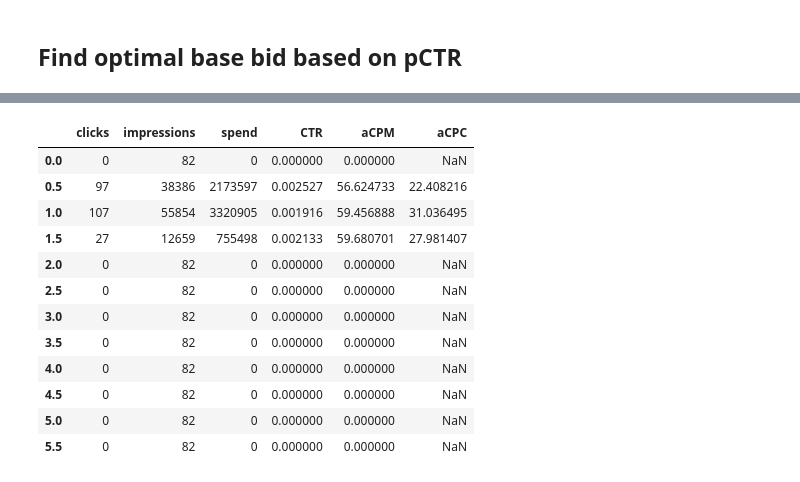
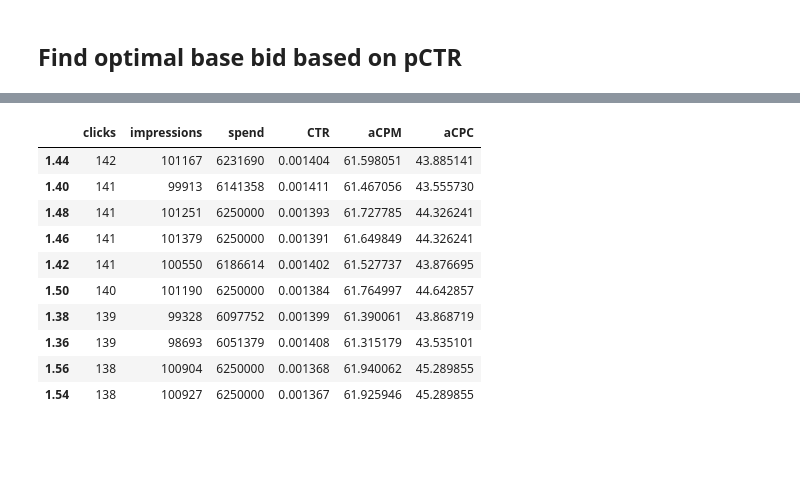
Before and after one commit to FaizalNafis/maai_bid_strategy, a Jupyter notebook: Q3.ipynb, the cells around one changed output, grey strips where cells are left out. Cells and saved outputs as stored; diff of their text form; code cells hidden in the pictures; blank space fills up the shorter version.

Commit message:
Find optimal parameters for linear bidding strategy

```diff
--- a/Q3.ipynb
+++ b/Q3.ipynb
@@ -596,7 +599,7 @@ len(X_resampled)
 # %% [markdown]
 ## Evaluate LR model testset from train
 # %%
-lr = pickle.loads(lr_model)
+# lr = pickle.loads(open( "lr_model", "wb" ))
 
 # performance
 y_hat = lr.predict(X_test)
@@ -646,11 +649,12 @@ Log loss 0.07432798590129827
 # %% [markdown]
 ### Optimize log loss
 # %%
-X_train, X_test, y_train, y_test = train_test_split(X_resampled, y_resampled)
+for c in [1e-5, 1e-4, 1e-3, 1e-2, 0.1, 1]:
 
-lr = LogisticRegression(solver='lbfgs', max_iter=500, class_weight={ 0:0.99, 1:0.01 }, n_jobs=-1)
-lr.fit(X_train, y_train)
+    lr = LogisticRegression(solver='lbfgs', max_iter=500, C=c, n_jobs=-1)
+    lr.fit(X_train, y_train)
 
-y_validate_prob = lr.predict_proba(X_validate)
-print('For weight {} Log loss {}'.format(weight, log_loss(y_validate_true, y_validate_prob)))
+    y_validate_prob = lr.predict_proba(X_validate)
+    print('For C {} Log loss {}'.format(c, log_loss(y_validate_true, y_validate_prob)))
+    print('For C {} ROC AUC {}'.format(c, roc_auc_score(y_validate_true, y_validate_prob[:,1])))
 # %% [output]
@@ -658,19 +673,9 @@ For weight 10 Log loss 0.006706026855527801
-# %%
-X_train, X_test, y_train, y_test = train_test_split(X_resampled, y_resampled)
-
-for c in [0.001, 0.01, 0.1, 1, 10, 100, 1000]:
-
-    lr = LogisticRegression(solver='lbfgs', max_iter=500, c=c, n_jobs=-1)
-    lr.fit(X_train, y_train)
-
-    y_validate_prob = lr.predict_proba(X_validate)
-    print('For C {} Log loss {}'.format(c, log_loss(y_validate_true, y_validate_prob)))
 # %% [markdown]
 ## Find optimal base bid based on pCTR
 # %%
 %%time
 min_base_bid = 0
-max_base_bid = 300 # spend entire budget
+max_base_bid = 300
 payprice = validation['payprice']
 clicks = validation['click']
 
@@ -682,14 +687,14 @@ avgCTR = click / (no_click + click)
 
 bid_strategy = lambda base_bid: base_bid * (pCTR / avgCTR)
 
-# bid_range = np.arange(min_base_bid, max_base_bid, 2)
-bid_range = np.arange(min_base_bid, 6, 0.5)
+bid_range = np.arange(min_base_bid, 1.6, 0.02)
 statistics = {}
 
-budget_remaining = 6250*1000
+# find optimal base_bid
+for base_bid in tqdm(bid_range):
 
-# find optimal base_bid
-for base_bid in bid_range:
+    budget_remaining = 6250*1000
+
     statistics[base_bid] = {
         'impressions':0,
         'spend': 0,
@@ -697,13 +702,13 @@ for base_bid in bid_range:
     }
 
     # list of bids for all ad requests
-    bid = bid_strategy(base_bid)
+    bids = bid_strategy(base_bid)
 
     # loop through all bids for every ad request
-    for i in range(len(bid)):
+    for i in range(len(bids)):
         second_highest_bid = payprice[i]
 
-        won = bid[i] >= second_highest_bid and second_highest_bid <= budget_remaining
+        won = bids[i] >= second_highest_bid and second_highest_bid <= budget_remaining
 
         if(won):
             statistics[base_bid]['impressions'] += 1
@@ -717,4 +722,5 @@ statistics = pd.DataFrame(statistics).T
 statistics['CTR'] = statistics['clicks'] / statistics['impressions']
 statistics['aCPM'] = statistics['spend'] / statistics['impressions']
 statistics['aCPC'] = (statistics['spend']/1000) / statistics['clicks']
+print('done')
 # %% [output]
@@ -723,16 +730,14 @@ Wall time: 41.3 s
-# %%
-statistics
-# %% [output]
-|  | clicks | impressions | spend | CTR | aCPM | aCPC |
-| 0.0 | 0 | 82 | 0 | 0.000000 | 0.000000 | NaN |
-| 0.5 | 97 | 38386 | 2173597 | 0.002527 | 56.624733 | 22.408216 |
-| 1.0 | 107 | 55854 | 3320905 | 0.001916 | 59.456888 | 31.036495 |
-| 1.5 | 27 | 12659 | 755498 | 0.002133 | 59.680701 | 27.981407 |
-| 2.0 | 0 | 82 | 0 | 0.000000 | 0.000000 | NaN |
-| 2.5 | 0 | 82 | 0 | 0.000000 | 0.000000 | NaN |
-| 3.0 | 0 | 82 | 0 | 0.000000 | 0.000000 | NaN |
-| 3.5 | 0 | 82 | 0 | 0.000000 | 0.000000 | NaN |
-| 4.0 | 0 | 82 | 0 | 0.000000 | 0.000000 | NaN |
-| 4.5 | 0 | 82 | 0 | 0.000000 | 0.000000 | NaN |
-| 5.0 | 0 | 82 | 0 | 0.000000 | 0.000000 | NaN |
-| 5.5 | 0 | 82 | 0 | 0.000000 | 0.000000 | NaN |
+# %%
+statistics.sort_values('clicks', ascending=False).head(10)
+# %% [output]
+|  | clicks | impressions | spend | CTR | aCPM | aCPC |
+| 1.44 | 142 | 101167 | 6231690 | 0.001404 | 61.598051 | 43.885141 |
+| 1.40 | 141 | 99913 | 6141358 | 0.001411 | 61.467056 | 43.555730 |
+| 1.48 | 141 | 101251 | 6250000 | 0.001393 | 61.727785 | 44.326241 |
+| 1.46 | 141 | 101379 | 6250000 | 0.001391 | 61.649849 | 44.326241 |
+| 1.42 | 141 | 100550 | 6186614 | 0.001402 | 61.527737 | 43.876695 |
+| 1.50 | 140 | 101190 | 6250000 | 0.001384 | 61.764997 | 44.642857 |
+| 1.38 | 139 | 99328 | 6097752 | 0.001399 | 61.390061 | 43.868719 |
+| 1.36 | 139 | 98693 | 6051379 | 0.001408 | 61.315179 | 43.535101 |
+| 1.56 | 138 | 100904 | 6250000 | 0.001368 | 61.940062 | 45.289855 |
+| 1.54 | 138 | 100927 | 6250000 | 0.001367 | 61.925946 | 45.289855 |
```
Also changed, not shown: parts of 18 cells of this notebook.
